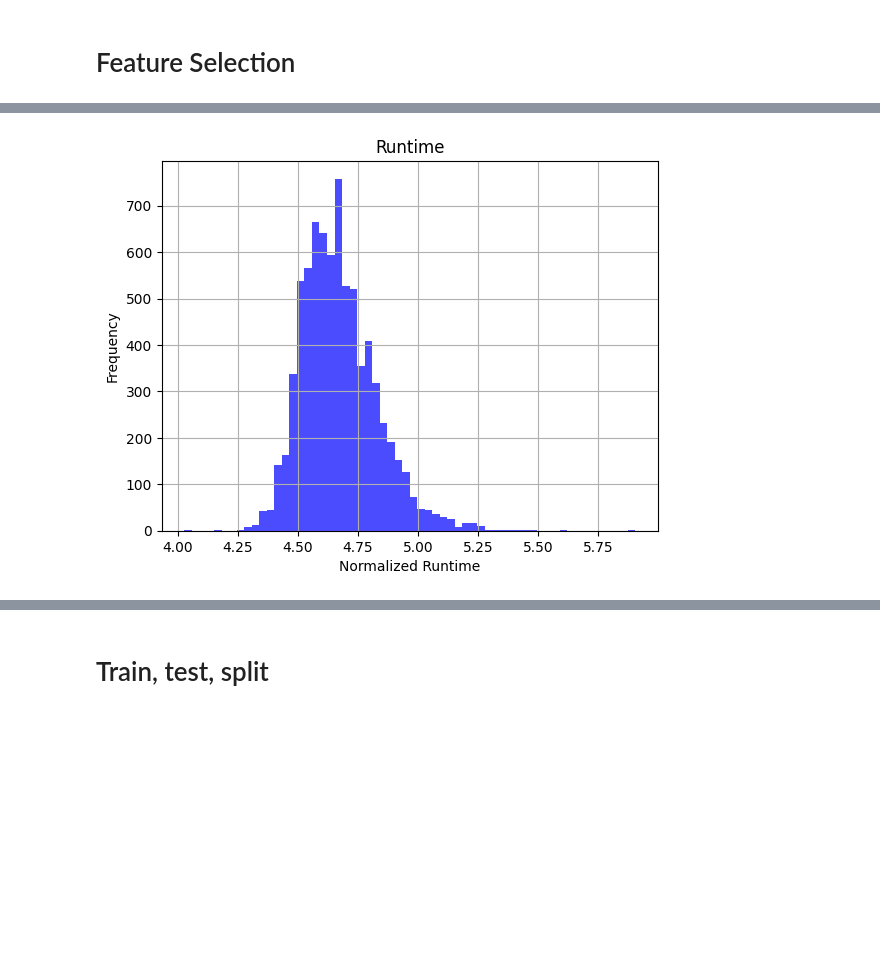
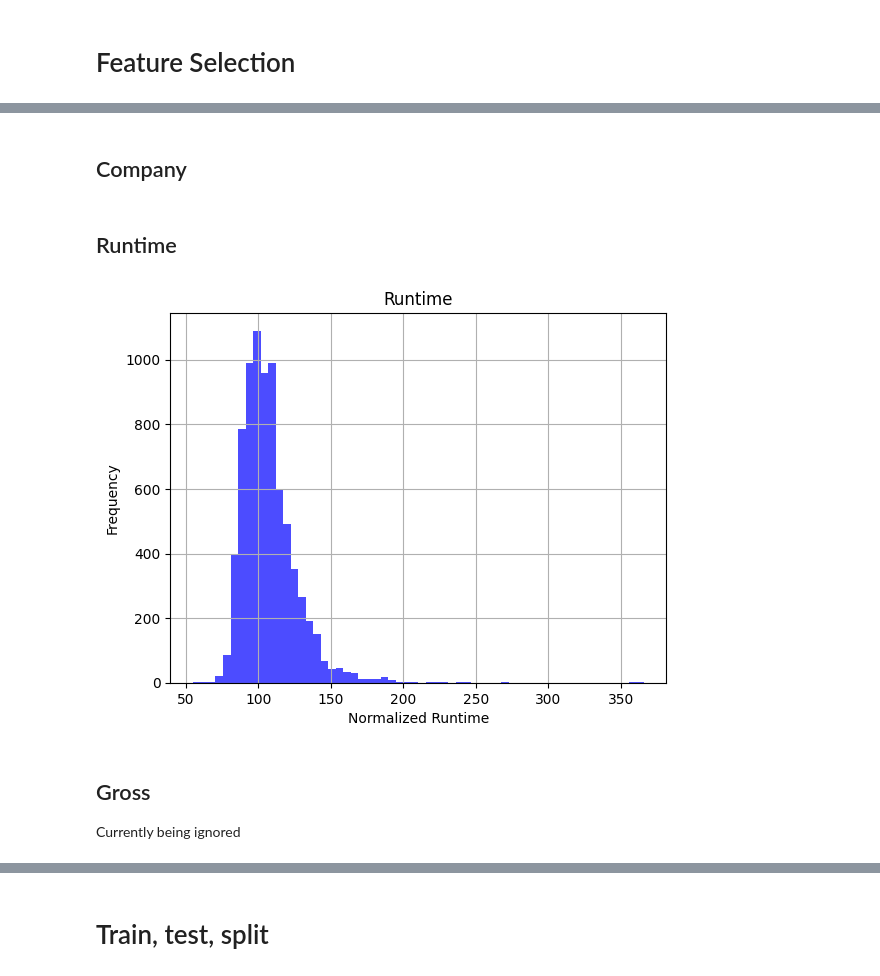
Before and after one commit to KalebJS/cs201r-final-project, a Jupyter notebook: explore.ipynb, the cells around one changed output, grey strips where cells are left out. Cells and saved outputs as stored; diff of their text form; code cells hidden in the pictures; blank space fills up the shorter version.

Commit message:
feature: adjust transformations on data

```diff
--- a/explore.ipynb
+++ b/explore.ipynb
@@ -265,0 +354,3 @@ df.iloc[[8]]
+# %%
+year_min = df["year"].min()
+df["year_relative"] = df["year"] - year_min
@@ -281,7 +384,3 @@ df.loc[~df["writer"].isin(top_writers), "writer"] = "Unknown"
 # keep only top 20 writers, all else will be unknown
 top_stars = df["star"].value_counts().index[:20]
 df.loc[~df["star"].isin(top_stars), "star"] = "Unknown"
-# %%
-# one hot
-
-df = pd.get_dummies(df, columns=["director", "writer", "star", "country"])
@@ -292,7 +402,8 @@ from sklearn.preprocessing import RobustScaler
 scaler = RobustScaler()
 
 # Fit and transform data
-df["budget"] = scaler.fit_transform(df["budget"].values.reshape(-1, 1))
+df["robust_budget"] = scaler.fit_transform(df[["budget"]])
+df["log_budget"] = np.log(df["budget"])
 
 
 def plot_histogram(data_feature, title, x_label, y_label):
@@ -304,5 +415,7 @@ def plot_histogram(data_feature, title, x_label, y_label):
     plt.show()
 
 
-plot_histogram(df["budget"], "Budget", "Normalized Budget", "Frequency")
+plot_histogram(df["budget"], "Budget Histogram", "Budget", "Count")
+plot_histogram(df["robust_budget"], "Robust Budget Histogram", "Robust Budget", "Count")
+plot_histogram(df["log_budget"], "Log Budget Histogram", "Log Budget", "Count")
 # %% [output]
@@ -310,9 +425,8 @@ plot_histogram(df["budget"], "Budget", "Normalized Budget", "Frequency")
+# %% [markdown]
+## Company
 # %%
 # company
 
 # keeping top 30 companies
-if df["company"].nunique() > 30:
-    top_companies = df["company"].value_counts().index[:30]
-    df.loc[~df["company"].isin(top_companies), "company"] = "Unknown"
-
-df = pd.get_dummies(df, columns=["company"])
+top_companies = df["company"].value_counts().index[:30]
+df.loc[~df["company"].isin(top_companies), "company"] = "Unknown"
@@ -318,0 +435,2 @@ df = pd.get_dummies(df, columns=["company"])
+# %% [markdown]
+## Runtime
@@ -319,9 +440,13 @@ df = pd.get_dummies(df, columns=["company"])
 # %%
 # runtime
-df["runtime"] = np.log(df["runtime"] + 1)
+df["log_runtime"] = np.log(df["runtime"] + 1)
 plot_histogram(df["runtime"], "Runtime", "Normalized Runtime", "Frequency")
 # %% [output]
-[figure, old version]
+[figure, new version]
+# %% [markdown]
+## Gross
+
+Currently being ignored
 # %%
 # gross
 
```
Also changed, not shown: parts of 106 cells of this notebook, 2 other files.
